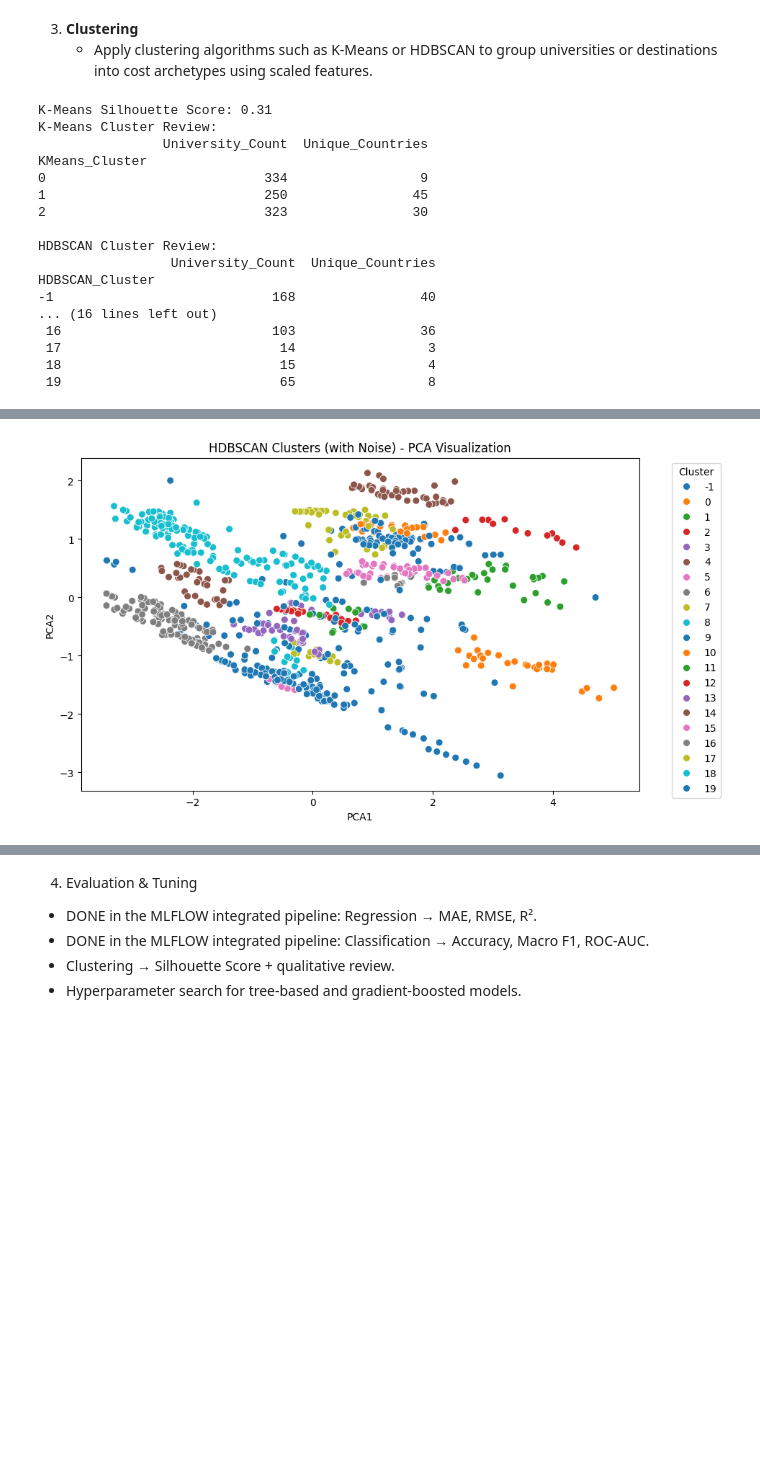
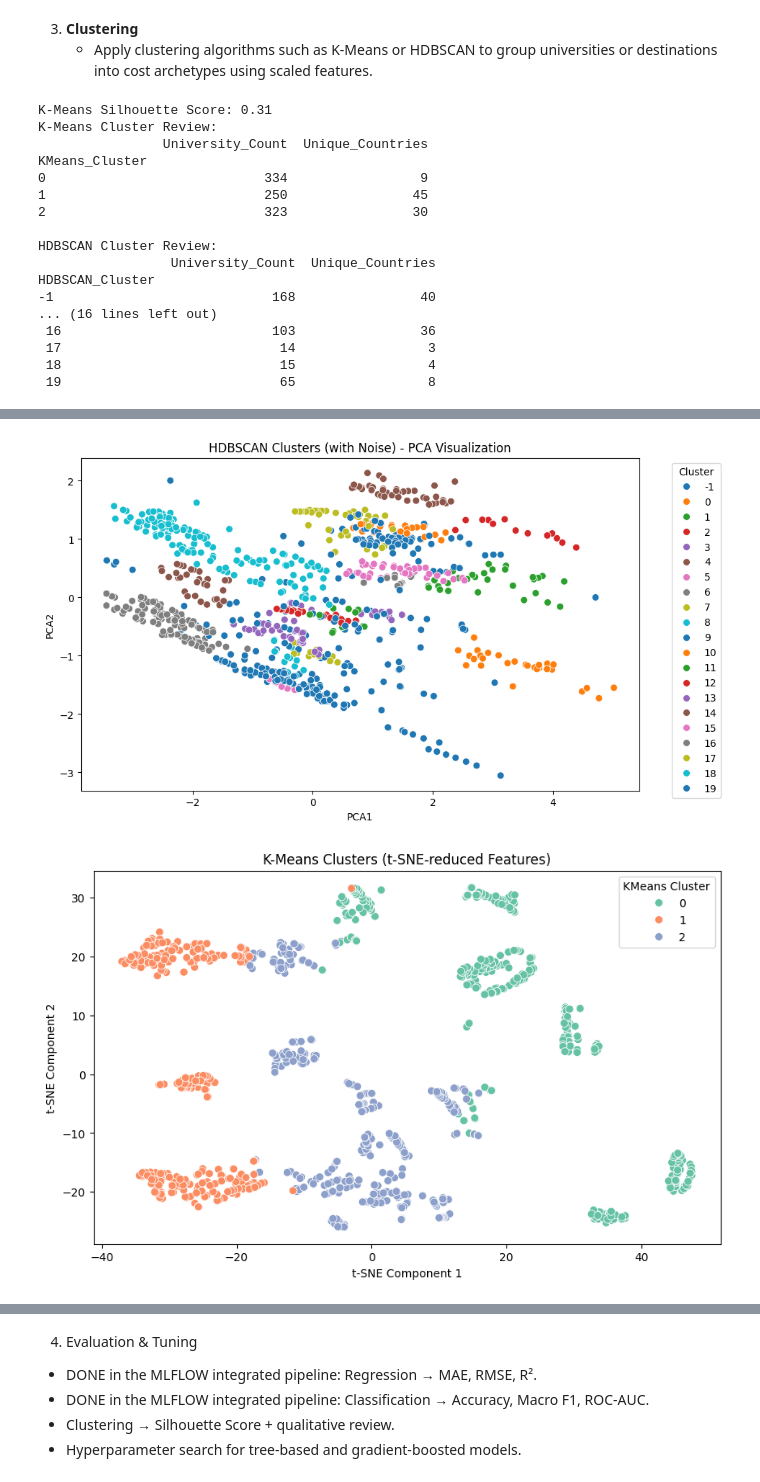
Before and after one commit to gibsongGH/SDS-CP030-edu-spend, a Jupyter notebook: submissions/team-members/cholpon-zhakshylykova/project.ipynb, the cells around one changed output, grey strips where cells are left out. Drawn from its saved outputs; the diff is of its cells as text; code cells hidden in the pictures; blank space fills up the shorter version.

```diff
--- a/submissions/team-members/cholpon-zhakshylykova/project.ipynb
+++ b/submissions/team-members/cholpon-zhakshylykova/project.ipynb
@@ -420,19 +400,19 @@ with open(report, "a") as f:
     f.write("\n"*2)
 # %%
 # import the data_full.csv file
-data_full = pd.read_csv("data_full.csv")
+data_tca_raw = pd.read_csv("data_tca_raw.csv")
 #generate affordability-tier labels (e.g., Low/Medium/High) using quantile-based segmentation  in a new column upon the totaL-cost.
 
 # Generate affordability-tier labels using quantile-based segmentation
-data_full["Affordability"] = pd.qcut(data_full["Total_cost"], q=3, labels=["Low", "Medium", "High"])
+data_tca_raw["Affordability"] = pd.qcut(data_tca_raw["Total_cost"], q=3, labels=["Low", "Medium", "High"])
 
 # View the updated DataFrame with the new column
-data_full[["Total_cost", "Affordability"]].head()
+data_tca_raw[["Total_cost", "Affordability"]].head()
 # Save the preprocessed DataFrame to a CSV file
 
-data_full.to_csv("data_with_eng_features.csv", index=False)
+data_tca_raw.to_csv("data_tca_aff.csv", index=False)
 
-data_full.head()
+data_tca_raw.head()
 # %% [output]
 |  | Country | City | University | Program | Level | Duration_Years | Tuition_USD | Living_Cost_Index | ... |
 | 0 | USA | Cambridge | Harvard University | Computer Science | Master | 2.0 | 55400 | 83.5 | ... |
@@ -454,7 +434,7 @@ numeric_features = ["Tuition_USD", "Living_Cost_Index", "Rent_USD", "Visa_Fee_US
 extra_pass_through = ["Total_cost"]  # columns to preserve without scaling
 
 # Drop missing values
-data_full = data_full.dropna(subset=categorical_features + numeric_features + extra_pass_through)
+data_tca_aff_full = data_tca_raw.dropna(subset=categorical_features + numeric_features + extra_pass_through)
 
 # One-hot encode categoricals
 encoder = OneHotEncoder(sparse_output=False, drop="first")
@@ -463,20 +443,20 @@ encoded_columns = encoder.get_feature_names_out(categorical_features)
 
 # Scale numeric features
 scaler = StandardScaler()
-scaled_features = scaler.fit_transform(data_full[numeric_features])
+scaled_features = scaler.fit_transform(data_tca_aff_full[numeric_features])
 
 # Combine all: encoded categoricals + scaled numerics + raw Total_cost
 combined_array = np.hstack([
     encoded_features,
     scaled_features,
-    data_full[extra_pass_through].values  # not scaled
+    data_tca_aff_full[extra_pass_through].values  # not scaled
 ])
 
 # Build final DataFrame
 preprocessed_df = pd.DataFrame(
     combined_array,
     columns=list(encoded_columns) + numeric_features + extra_pass_through,
-    index=data_full.index
+    index=data_tca_aff_full.index
 )
 # %%
 preprocessed_df.head()
@@ -526,25 +506,25 @@ silhouette_avg = silhouette_score(scaled_features, kmeans_labels)
 print(f"K-Means Silhouette Score: {silhouette_avg:.2f}")
 
 # Add K-Means cluster labels to the dataset
-data_full['KMeans_Cluster'] = kmeans_labels
+data_tca_aff_full['KMeans_Cluster'] = kmeans_labels
 
 # Apply HDBSCAN clustering
 hdbscan_clusterer = hdbscan.HDBSCAN(min_cluster_size=10, min_samples=5)
 hdbscan_labels = hdbscan_clusterer.fit_predict(scaled_features)
 
 # Add HDBSCAN cluster labels to the dataset
-data_full['HDBSCAN_Cluster'] = hdbscan_labels
+data_tca_aff_full['HDBSCAN_Cluster'] = hdbscan_labels
 
 # Display the updated dataset with cluster labels
-data_full[['University', 'Country', 'KMeans_Cluster', 'HDBSCAN_Cluster']].head()
+data_tca_aff_full[['University', 'Country', 'KMeans_Cluster', 'HDBSCAN_Cluster']].head()
 
 
 # Qualitative review of clusters
-kmeans_cluster_review = data_full.groupby("KMeans_Cluster")[["University", "Country"]].agg(
+kmeans_cluster_review = data_tca_aff_full.groupby("KMeans_Cluster")[["University", "Country"]].agg(
     {"University": "count", "Country": lambda x: x.nunique()}
 ).rename(columns={"University": "University_Count", "Country": "Unique_Countries"})
 
-hdbscan_cluster_review = data_full.groupby("HDBSCAN_Cluster")[["University", "Country"]].agg(
+hdbscan_cluster_review = data_tca_aff_full.groupby("HDBSCAN_Cluster")[["University", "Country"]].agg(
     {"University": "count", "Country": lambda x: x.nunique()}
 ).rename(columns={"University": "University_Count", "Country": "Unique_Countries"})
 
@@ -566,8 +546,8 @@ pca = PCA(n_components=2)
 reduced_features = pca.fit_transform(scaled_features)
 
 # Add PCA components to the dataset
-data_full['PCA1'] = reduced_features[:, 0]
-data_full['PCA2'] = reduced_features[:, 1]
+data_tca_aff_full['PCA1'] = reduced_features[:, 0]
+data_tca_aff_full['PCA2'] = reduced_features[:, 1]
 
 plt.figure(figsize=(10, 6))
 sns.scatterplot(data=data_full, x='PCA1', y='PCA2', hue='KMeans_Cluster', palette='Set2', s=50)
@@ -587,30 +567,78 @@ plt.legend(title="HDBSCAN Cluster")
 plt.show()
 
 plt.figure(figsize=(10, 6))
 sns.scatterplot(data=data_full, x='PCA1', y='PCA2', hue='HDBSCAN_Cluster', palette='tab10', s=50)
 plt.title("HDBSCAN Clusters (with Noise) - PCA Visualization")
 plt.xlabel("PCA1")
 plt.ylabel("PCA2")
 plt.legend(title='Cluster', loc='best', bbox_to_anchor=(1.05, 1))
 plt.show()
+
+
+#make t-sne plot for both KMeans and HDBSCAN clusters
+from sklearn.manifold import TSNE
+# Reduce to 2 dimensions with t-SNE for visualization
+tsne = TSNE(n_components=2, random_state=42, perplexity=30)
+reduced_features_tsne = tsne.fit_transform(scaled_features)
+# Add t-SNE components to the dataset
+data_tca_aff_full['TSNE1'] = reduced_features_tsne[:, 0]
+data_tca_aff_full['TSNE2'] = reduced_features_tsne[:, 1]
+plt.figure(figsize=(10, 6))
+sns.scatterplot(data=data_full, x='TSNE1', y='TSNE2', hue='KMeans_Cluster', palette='Set2', s=50)
+plt.title("K-Means Clusters (t-SNE-reduced Features)")
+plt.xlabel("t-SNE Component 1")
+plt.ylabel("t-SNE Component 2")
+plt.legend(title="KMeans Cluster")
+plt.show()
+
+
+plt.figure(figsize=(10, 6))
+sns.scatterplot(data=data_full, x='TSNE1', y='TSNE2', hue='HDBSCAN_Cluster', palette='tab10', s=50)
+plt.title("HDBSCAN Clusters (t-SNE-reduced Features)")
+plt.xlabel("t-SNE Component 1")
+plt.ylabel("t-SNE Component 2")
+plt.legend(title="HDBSCAN Cluster")
+plt.show()
+# Save the final preprocessed dataset with clusters and PCA/t-SNE components
+data_tca_aff_full.to_csv("data_with_clusters_and_reduced_features.csv", index=False)
+# Save the report with summary statistics and top countries/programs
+report = "summary_reports.txt"
+with open(report, "a") as f:
+    f.write("Data Preprocessing and Clustering Summary\n")
+    f.write("-" * 60 + "\n")
+    f.write("K-Means Silhouette Score: {:.2f}\n".format(silhouette_avg))
+    f.write("\nK-Means Cluster Review:\n")
+    f.write(kmeans_cluster_review.to_string())
+    f.write("\nHDBSCAN Cluster Review:\n")
+    f.write(hdbscan_cluster_review.to_string())
+    f.write("\n"*2)
+# Save the final preprocessed dataset with clusters and PCA/t-SNE components
+data_tca_aff_full.to_csv("data_with_clusters_and_reduced_features.csv", index=False)
+# Save the correlation matrix plot
+plt.figure(figsize=(7, 7))
+sns.heatmap(data[numeric_data].corr(), annot=True, cmap="coolwarm", fmt="0.2f", cbar=True, linewidths=0)
+filepath = os.path.join(output_folder, "correlation_matrix.png")
+plt.savefig(filepath, dpi=300, bbox_inches="tight")
+plt.close()  # Close the plot to free memory
 # %% [output]
 K-Means Silhouette Score: 0.31
 K-Means Cluster Review:
                 University_Count  Unique_Countries
 KMeans_Cluster
 0                            334                 9
 1                            250                45
 2                            323                30
 
 HDBSCAN Cluster Review:
                  University_Count  Unique_Countries
 HDBSCAN_Cluster
 -1                            168                40
 ... (16 lines left out)
  16                           103                36
  17                            14                 3
  18                            15                 4
  19                            65                 8
 [figure]
 [figure]
 [figure]
+[figure, added]
```
Also changed, not shown: parts of 7 cells of this notebook, 19 other files.
